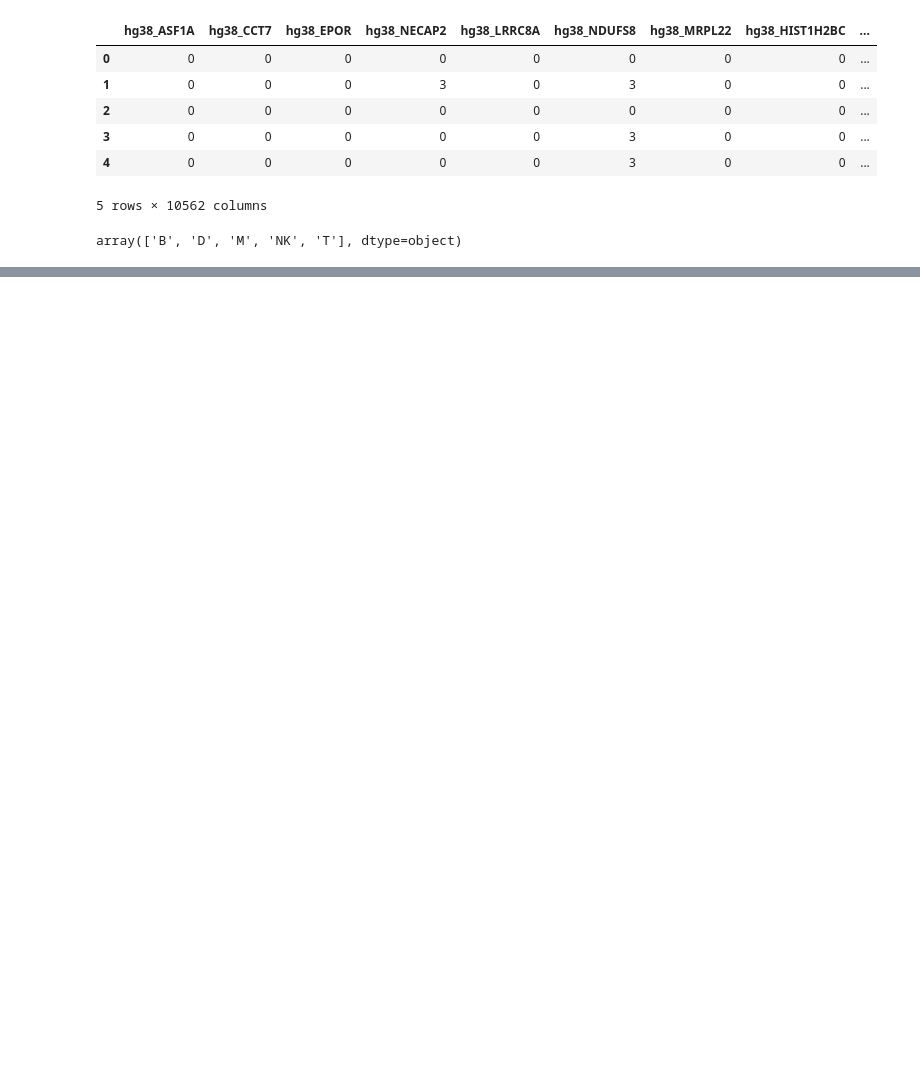
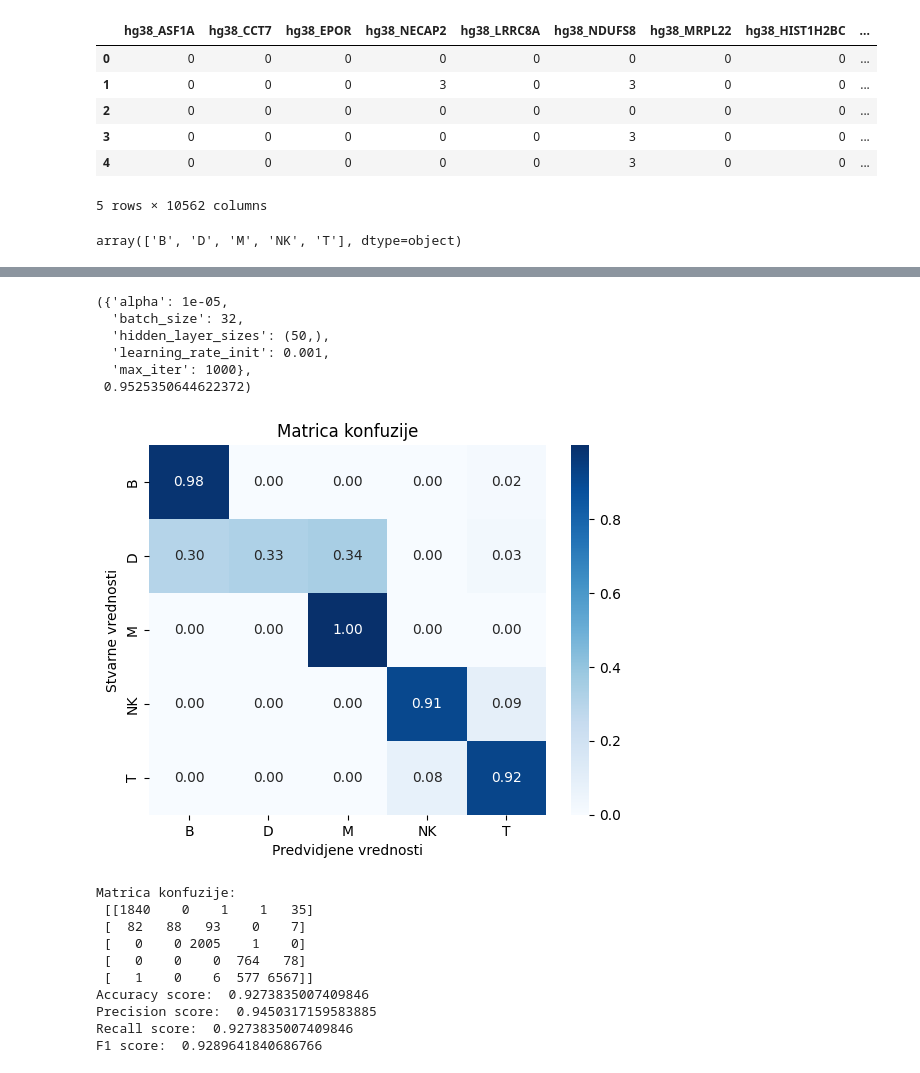
Before and after one commit to bogdans55/ip2-projekat, a Jupyter notebook: models/mlpclassifier.ipynb, the cells around one changed output, grey strips where cells are left out. Cells and saved outputs as stored; diff of their text form; code cells hidden in the pictures; blank space fills up the shorter version.

Commit message:
MLPClassifier added

```diff
--- a/models/mlpclassifier.ipynb
+++ b/models/mlpclassifier.ipynb
@@ -139,17 +96,0 @@ F1 score:  0.9140701543929053
-# %%
-data_geo = pd.read_csv('../data/preprocessed_data_GEO.csv')
-
-X = data_geo.drop(['Group'], axis=1)
-y = data_geo['Group']
-
-X_train_geo, X_test_geo, y_train_geo, y_test_geo = train_test_split(X, y, test_size=0.3, random_state=55)
-
-model_geo = MLPClassifier(**best_params)
-model_geo = build_model(model_geo, X_train_geo, X_test_geo, y_train_geo, y_test_geo, classes=['B', 'M', 'NK', 'T'])
-print('\n--------------------------------------\n')
-
-X_test_data = data_geo.drop(['Group'], axis=1)
-y_test_data = data_geo['Group']
-
-y_pred = best_model.predict(X_test_data)
-model_info(y_test_data, y_pred)
@@ -179,17 +96,0 @@ F1 score:  0.9206329767311426
-# %%
-data_10x = pd.read_csv('../data/preprocessed_data_10x.csv')
-
-X = data_10x.drop(['Group'], axis=1)
-y = data_10x['Group']
-
-X_train_10x, X_test_10x, y_train_10x, y_test_10x = train_test_split(X, y, test_size=0.3, random_state=55)
-
-model_10x = MLPClassifier(**best_params)
-model_10x = build_model(model_10x, X_train_10x, X_test_10x, y_train_10x, y_test_10x, classes=['B', 'M', 'NK', 'T'])
-print('\n--------------------------------------\n')
-
-X_test_data = data_10x.drop(['Group'], axis=1)
-y_test_data = data_10x['Group']
-
-y_pred = best_model.predict(X_test_data)
-model_info(y_test_data, y_pred)
@@ -219,0 +97,18 @@ F1 score:  0.9857706241014488
+# %%
+best_params, best_score
+# %% [output]
+({'alpha': 1e-05,
+  'batch_size': 32,
+  'hidden_layer_sizes': (50,),
+  'learning_rate_init': 0.001,
+  'max_iter': 1000},
+ 0.9525350644622372)
+# %%
+def load_test(path, model):
+    data = pd.read_csv(path)
+
+    X = data.drop(['Group'], axis=1)
+    y = data['Group']
+
+    y_pred = model.predict(X)
+    model_info(y, y_pred)
@@ -219,0 +123,14 @@ F1 score:  0.9857706241014488
+# %%
+load_test('../data/preprocessed_data_BS2.csv', best_model)
+# %% [output]
+[figure, added]
+Matrica konfuzije:
+ [[1840    0    1    1   35]
+ [  82   88   93    0    7]
+ [   0    0 2005    1    0]
+ [   0    0    0  764   78]
+ [   1    0    6  577 6567]]
+Accuracy score:  0.9273835007409846
+Precision score:  0.9450317159583885
+Recall score:  0.9273835007409846
+F1 score:  0.9289641840686766
```
Also changed, not shown: parts of 16 cells of this notebook, 1 other file.
